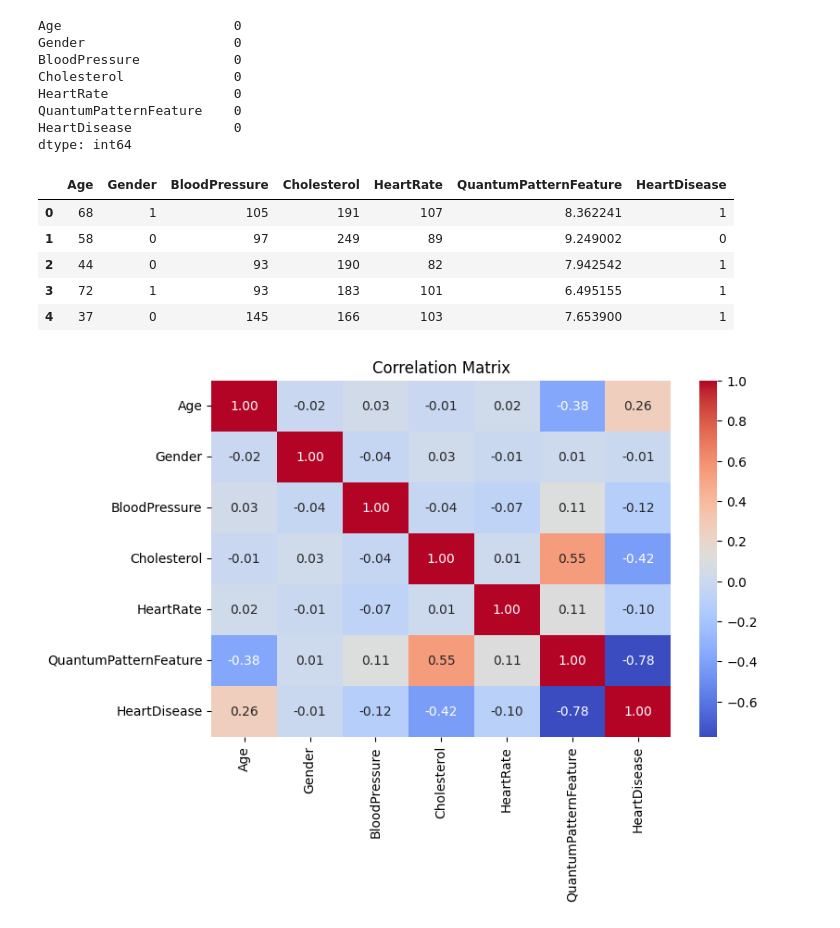
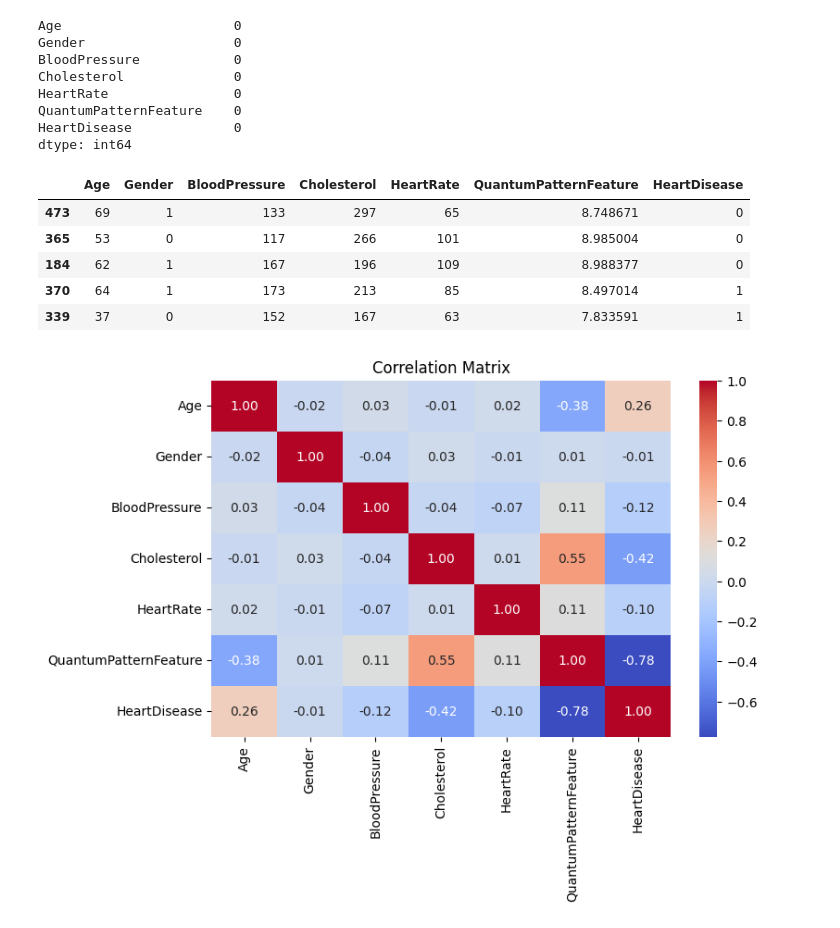
Before and after one commit to DudeUnoob/ml_server, a Jupyter notebook: server/model/model.ipynb, the cells around one changed output. Drawn from its saved outputs; the diff is of its cells as text; code cells hidden in the pictures.

```diff
--- a/server/model/model.ipynb
+++ b/server/model/model.ipynb
@@ -20,15 +20,15 @@ HeartRate                0
 QuantumPatternFeature    0
 HeartDisease             0
 dtype: int64
-# %%
-df.head()
-# %% [output]
-|  | Age | Gender | BloodPressure | Cholesterol | HeartRate | QuantumPatternFeature | HeartDisease |
-| 0 | 68 | 1 | 105 | 191 | 107 | 8.362241 | 1 |
-| 1 | 58 | 0 | 97 | 249 | 89 | 9.249002 | 0 |
-| 2 | 44 | 0 | 93 | 190 | 82 | 7.942542 | 1 |
-| 3 | 72 | 1 | 93 | 183 | 101 | 6.495155 | 1 |
-| 4 | 37 | 0 | 145 | 166 | 103 | 7.653900 | 1 |
+# %%
+df.sample(5)
+# %% [output]
+|  | Age | Gender | BloodPressure | Cholesterol | HeartRate | QuantumPatternFeature | HeartDisease |
+| 473 | 69 | 1 | 133 | 297 | 65 | 8.748671 | 0 |
+| 365 | 53 | 0 | 117 | 266 | 101 | 8.985004 | 0 |
+| 184 | 62 | 1 | 167 | 196 | 109 | 8.988377 | 0 |
+| 370 | 64 | 1 | 173 | 213 | 85 | 8.497014 | 1 |
+| 339 | 37 | 0 | 152 | 167 | 63 | 7.833591 | 1 |
 # %%
 plt.figure(figsize=(8, 5))
 sns.heatmap(df.corr(), annot=True, cmap="coolwarm", fmt=".2f")
```
Also changed, not shown: parts of 7 cells of this notebook, 5 other files.
